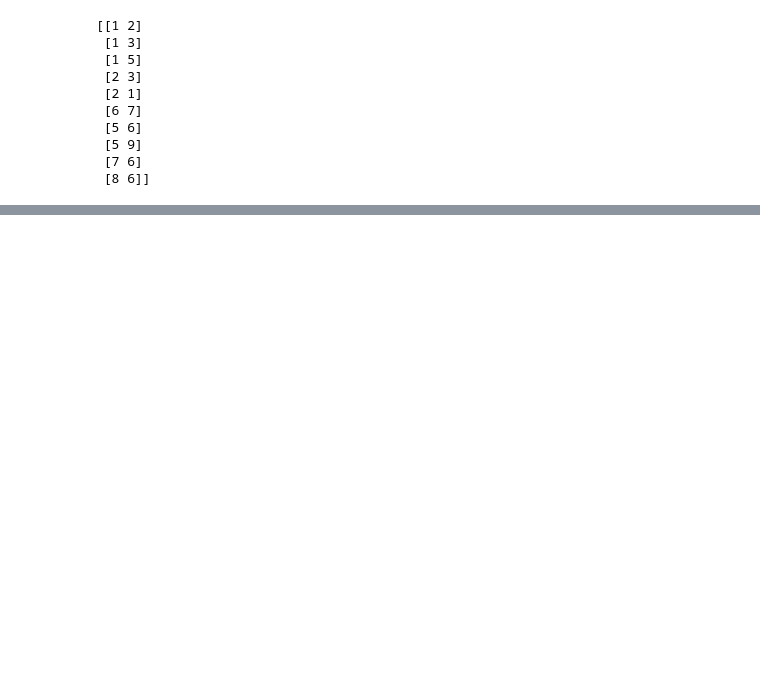
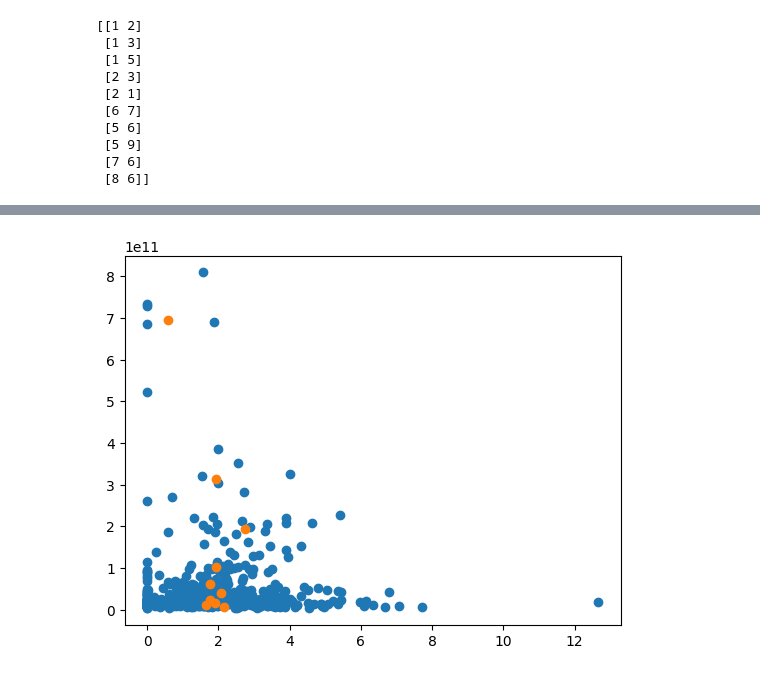
Before and after one commit to LiamQuinlan/cs339_kmeans2, a Jupyter notebook: kmeans.ipynb, the cells around one changed output, grey strips where cells are left out. Drawn from its saved outputs; the diff is of its cells as text; code cells hidden in the pictures; blank space fills up the shorter version.

```diff
--- a/kmeans.ipynb
+++ b/kmeans.ipynb
@@ -141,9 +148,0 @@ financialsDFClean
-# %%
-financialsDFClean.drop([0,1,4,5,6], axis=1, inplace=True)
-financialsDFClean.drop([0], axis=0, inplace=True)
-
-lf = lambda string_to_float: float(string_to_float)
-
-financialsDFClean[9] = financialsDFClean[9].apply(lf)
-
-financialsDFClean
@@ -182,0 +161,4 @@ TypeError: unsupported operand type(s) for -: 'str' and 'str'
+# %%
+centers, clusters = kmeans(financials_array, 10)
+
+print(centers)
@@ -182,0 +183,7 @@ TypeError: unsupported operand type(s) for -: 'str' and 'str'
+# %%
+plt.scatter(financials_array[:, 0], financials_array[:, 1])
+plt.scatter(centers[:,0], centers[:,1])
+
+plt.show()
+# %% [output]
+[figure, added]
```
Also changed, not shown: parts of 17 cells of this notebook, 1 other file.
